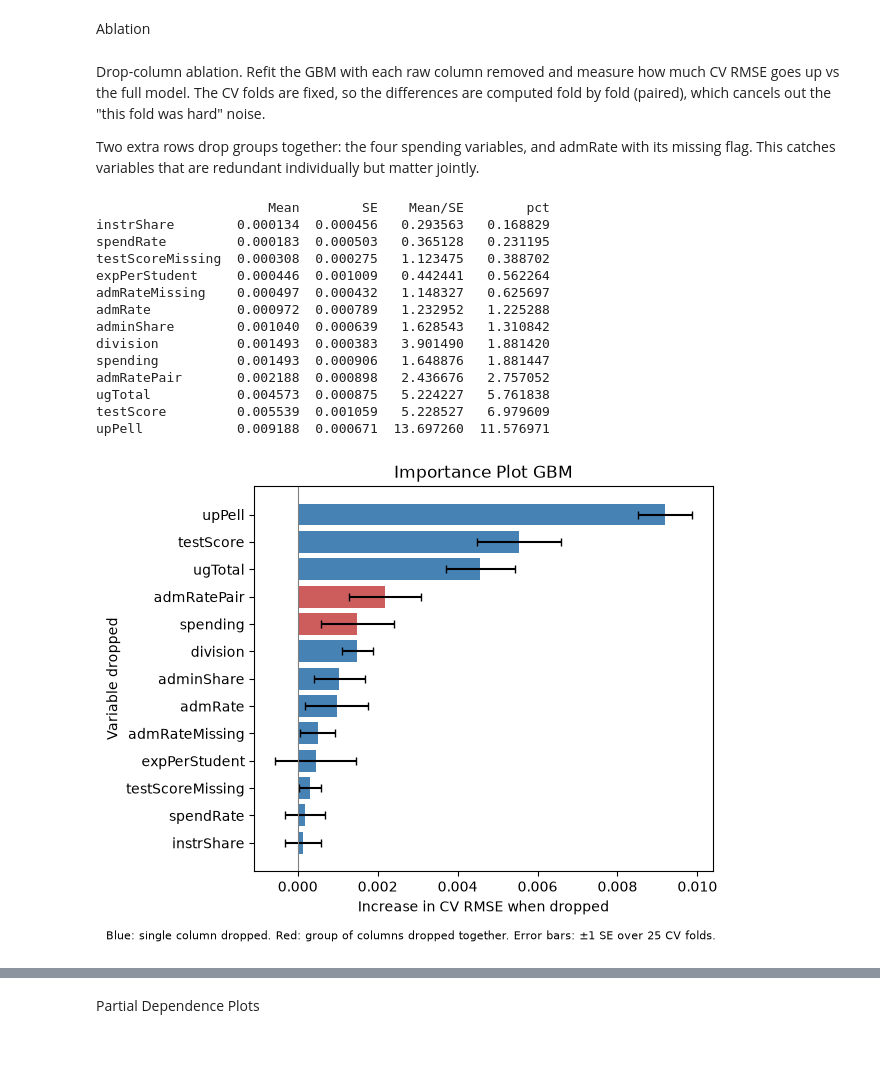
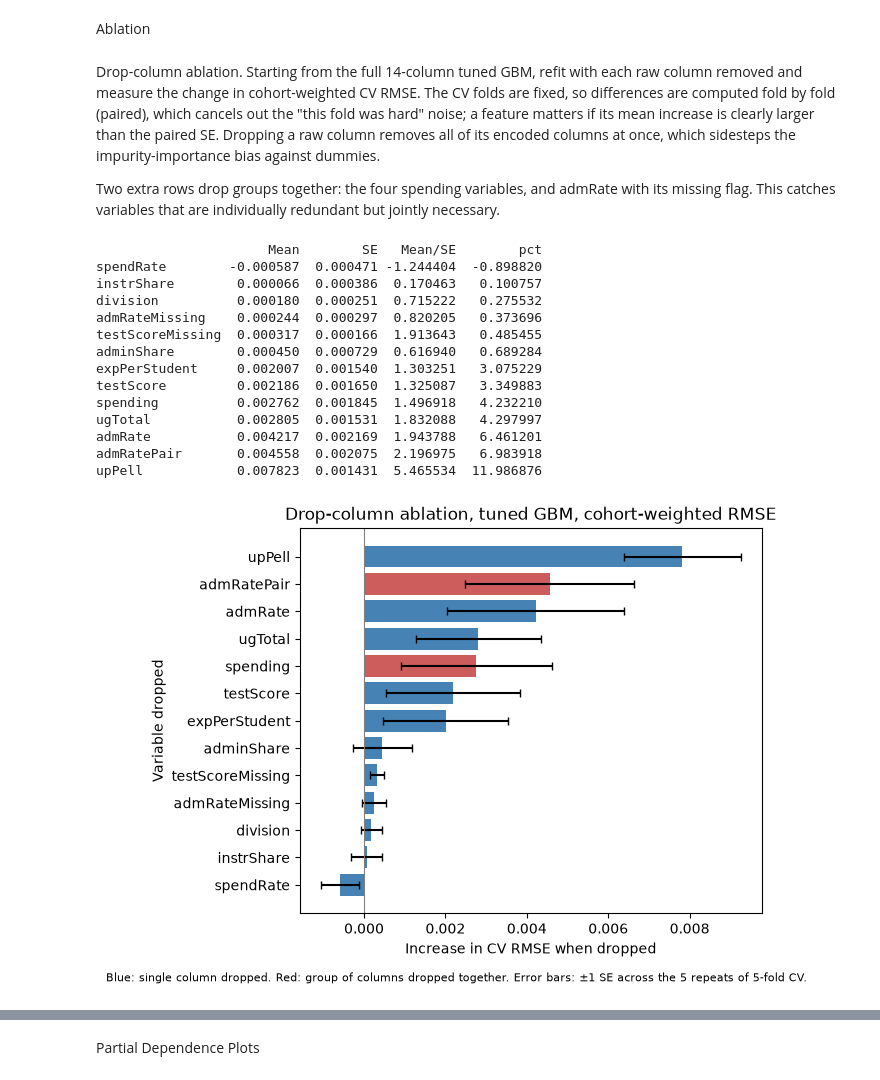
Before and after one commit to Valen0604/Valen0604.github.io, a Jupyter notebook: athletic-spending-outcomes/Python_Extension/main.ipynb, the cells around one changed output, grey strips where cells are left out. Cells and saved outputs as stored; diff of their text form; code cells hidden in the pictures; blank space fills up the shorter version.

```diff
--- a/athletic-spending-outcomes/Python_Extension/main.ipynb
+++ b/athletic-spending-outcomes/Python_Extension/main.ipynb
@@ -273,9 +370,14 @@ RFECV asks how many features we actually need. The CV curve goes flat after a po
 # %%
-minFeatures = 1
-GBModel = Pipeline([("prep", preprocess), ("featureSelec", RFECV(estimator= GradientBoostingRegressor(random_state=42), cv=cv, scoring="neg_root_mean_squared_error",
-                                                                 min_features_to_select=minFeatures)),
-                    ("model", GradientBoostingRegressor(random_state=42))])
-GBModel.fit(X_train, y_train, model__sample_weight=w_train)
+gbm_params = {k.replace("model__", ""): v for k, v in best_params["gbm"].items()}
+
+GBModel = Pipeline([
+    ("prep", preprocess),
+    ("featureSelec", RFECV(estimator=GradientBoostingRegressor(random_state=42, **gbm_params),
+                           cv=tune_cv, scoring="neg_root_mean_squared_error",
+                           min_features_to_select=1, n_jobs=-1)),
+    ("model", GradientBoostingRegressor(random_state=42, **gbm_params).set_fit_request(sample_weight=True)),
+])
+GBModel.fit(X_train, y_train, sample_weight=w_train)
 # %% [output]
 Pipeline(steps=[('prep',
                  ColumnTransformer(transformers=[('num',
@@ -325,4 +426,0 @@ About 9 of the 14 encoded features are enough, the last 5 add nothing measurable
-# %%
-GBModel2 = Pipeline([("prep", preprocess), ("featureSelec", RFE(estimator= GradientBoostingRegressor(random_state=42), n_features_to_select=1)),
-                    ("model", GradientBoostingRegressor(random_state=42))])
-GBModel2.fit(X_train, y_train, model__sample_weight=w_train)
@@ -374,9 +451,9 @@ Index(['spendRate', 'expPerStudent', 'ugTotal', 'admRate', 'testScore',
 # %% [markdown]
 Ablation
 # %% [markdown]
-Drop-column ablation. Refit the GBM with each raw column removed and measure how much CV RMSE goes up vs the full model. The CV folds are fixed, so the differences are computed fold by fold (paired), which cancels out the "this fold was hard" noise.
+Drop-column ablation. Starting from the full 14-column tuned GBM, refit with each raw column removed and measure the change in cohort-weighted CV RMSE. The CV folds are fixed, so differences are computed fold by fold (paired), which cancels out the "this fold was hard" noise; a feature matters if its mean increase is clearly larger than the paired SE. Dropping a raw column removes all of its encoded columns at once, which sidesteps the impurity-importance bias against dummies.
 
-Two extra rows drop groups together: the four spending variables, and admRate with its missing flag. This catches variables that are redundant individually but matter jointly.
+Two extra rows drop groups together: the four spending variables, and admRate with its missing flag. This catches variables that are individually redundant but jointly necessary.
 # %%
 results2 = {}
 
@@ -388,22 +465,24 @@ def makePipeline(dropCols):
 
     preprocess2 = ColumnTransformer([
         ("num2", Pipeline([("impute", SimpleImputer(strategy="median")),
-                           ("scale",  StandardScaler())]), num2),
+                           ("scale",  StandardScaler().set_fit_request(sample_weight=False))]), num2),
         ("ind2", "passthrough", ind2),
         ("cat2", OneHotEncoder(drop="first", handle_unknown="ignore"), cat2),
         ])
 
-    GBModel3 = Pipeline([("prep", preprocess2), ("model", GradientBoostingRegressor(random_state=42))])
+    GBModel3 = Pipeline([("prep", preprocess2), ("model", GradientBoostingRegressor(random_state=42,
+                                                                                     **gbm_params).set_fit_request(sample_weight=True))])
     return GBModel3
+
 def buildGBMDropCols(dropCols):
 
     GBModel3 = makePipeline(dropCols)
     X_model = X_train.drop(columns=dropCols)
 
     res = cross_validate(GBModel3, X_model, y_train, cv=cv,
-                        scoring=["neg_root_mean_squared_error"],
-                        params={"model__sample_weight": w_train})
-    return(-res["test_neg_root_mean_squared_error"])
+                        scoring=scoring["rmse"],
+                        params={"sample_weight": w_train}, n_jobs=-1)
+    return(-res["test_score"])
 
 results2["Base"] = {"rmse": buildGBMDropCols([])}
 
@@ -420,41 +499,41 @@ rmseSubs = rmseScores - baseScores
 
 deltaTable = pd.DataFrame()
 deltaTable["Mean"]= rmseSubs.drop(index=["Base"]).mean(axis=1)
-deltaTable["SE"] = rmseSubs.drop(index=["Base"]).std(axis=1, ddof=1) / np.sqrt(cv.get_n_splits())
+deltaTable["SE"] = rmseSubs.drop(index=["Base"]).std(axis=1, ddof=1) / np.sqrt(cv.n_repeats)
 deltaTable["Mean/SE"] = deltaTable["Mean"] / deltaTable["SE"]
 deltaTable["pct"] = 100 * deltaTable["Mean"] / rmseScores.loc["Base"].mean()
 
 deltaTable = deltaTable.sort_values("Mean")
 print(deltaTable)
 # %% [output]
-                      Mean        SE    Mean/SE        pct
-instrShare        0.000134  0.000456   0.293563   0.168829
-spendRate         0.000183  0.000503   0.365128   0.231195
-testScoreMissing  0.000308  0.000275   1.123475   0.388702
-expPerStudent     0.000446  0.001009   0.442441   0.562264
-admRateMissing    0.000497  0.000432   1.148327   0.625697
-admRate           0.000972  0.000789   1.232952   1.225288
-adminShare        0.001040  0.000639   1.628543   1.310842
-division          0.001493  0.000383   3.901490   1.881420
-spending          0.001493  0.000906   1.648876   1.881447
-admRatePair       0.002188  0.000898   2.436676   2.757052
-ugTotal           0.004573  0.000875   5.224227   5.761838
-testScore         0.005539  0.001059   5.228527   6.979609
-upPell            0.009188  0.000671  13.697260  11.576971
+                      Mean        SE   Mean/SE        pct
+spendRate        -0.000587  0.000471 -1.244404  -0.898820
+instrShare        0.000066  0.000386  0.170463   0.100757
+division          0.000180  0.000251  0.715222   0.275532
+admRateMissing    0.000244  0.000297  0.820205   0.373696
+testScoreMissing  0.000317  0.000166  1.913643   0.485455
+adminShare        0.000450  0.000729  0.616940   0.689284
+expPerStudent     0.002007  0.001540  1.303251   3.075229
+testScore         0.002186  0.001650  1.325087   3.349883
+spending          0.002762  0.001845  1.496918   4.232210
+ugTotal           0.002805  0.001531  1.832088   4.297997
+admRate           0.004217  0.002169  1.943788   6.461201
+admRatePair       0.004558  0.002075  2.196975   6.983918
+upPell            0.007823  0.001431  5.465534  11.986876
 # %%
 color = ["steelblue"  if c not in ["spending", "admRatePair"] else "indianred" for c in deltaTable.index]
 
 figAblation = plt.figure()
 plt.barh(deltaTable.index, deltaTable["Mean"], xerr=deltaTable["SE"],
          capsize=3, color = color)
 plt.xlabel("Increase in CV RMSE when dropped")
 plt.ylabel("Variable dropped")
-plt.title("Importance Plot GBM")
+plt.title("Drop-column ablation, tuned GBM, cohort-weighted RMSE")
 plt.axvline(0, color="gray", lw=0.8)
-plt.figtext(0.5, -0.02, "Blue: single column dropped. Red: group of columns dropped together. Error bars: ±1 SE over 25 CV folds.",
+plt.figtext(0.5, -0.02, "Blue: single column dropped. Red: group of columns dropped together. Error bars: ±1 SE across the 5 repeats of 5-fold CV.",
             ha="center", fontsize=8)
 plt.tight_layout()
 plt.show()
 # %% [output]
-[figure, old version]
+[figure, new version]
 # %% [markdown]
```
Also changed, not shown: parts of 45 cells of this notebook, 2 other files.
